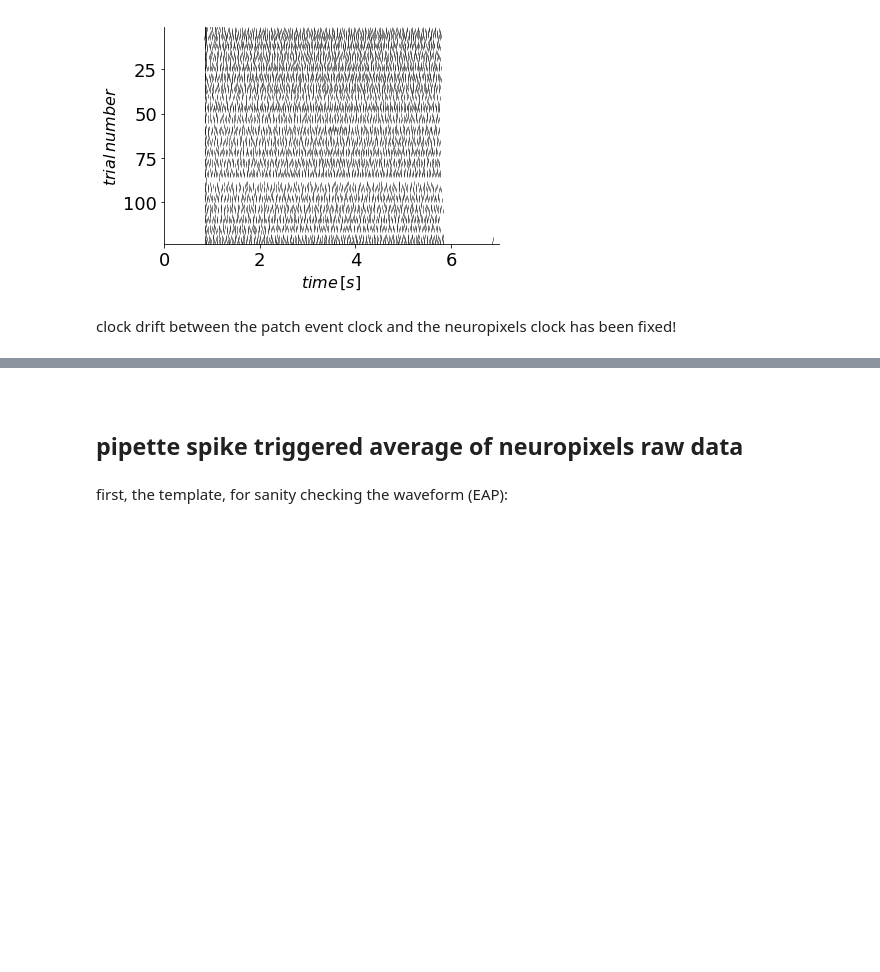
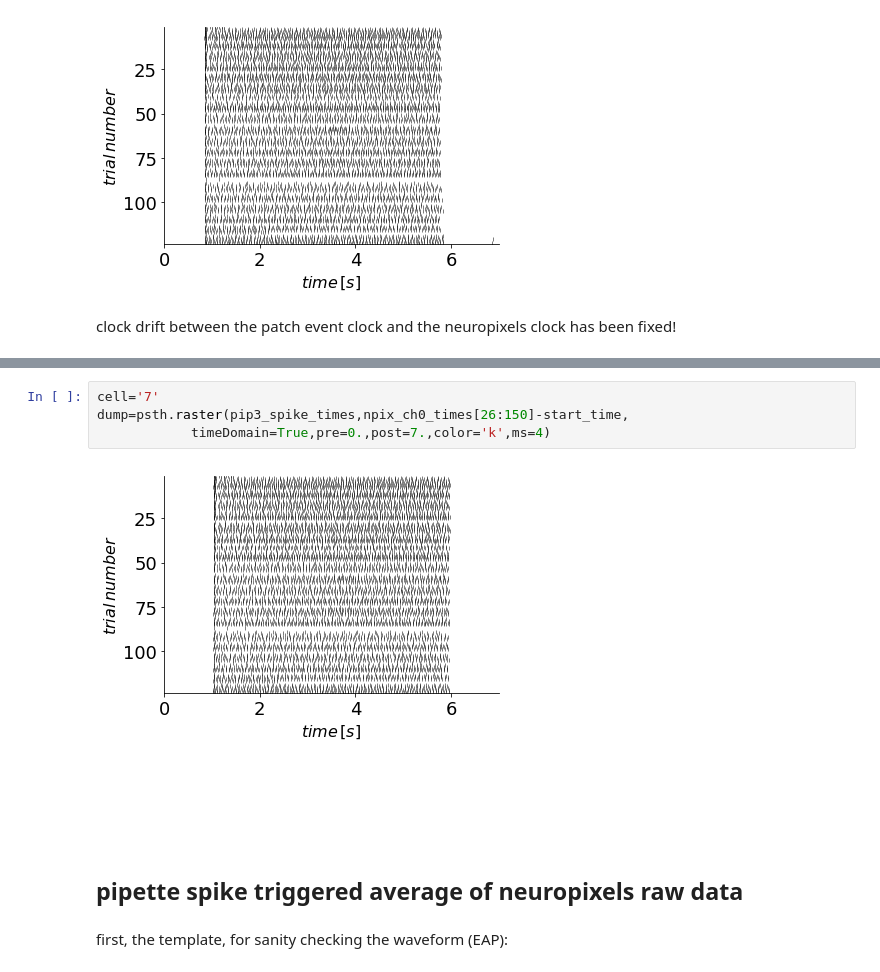
Before and after one commit to danieljdenman/neuropixels_invitro, a Jupyter notebook: invitro_analysis.ipynb, the cells around one changed output, grey strips where cells are left out. Drawn from its saved outputs; the diff is of its cells as text; blank space fills up the shorter version.

```diff
--- a/invitro_analysis.ipynb
+++ b/invitro_analysis.ipynb
@@ -213,5 +233,13 @@ clock drift between the patch event clock and the neuropixels clock has been fix
+# %%
+cell='7'
+dump=psth.raster(pip3_spike_times,npix_ch0_times[26:150]-start_time,
+            timeDomain=True,pre=0.,post=7.,color='k',ms=4)
+# %% [output]
+[figure, added]
 # %% [markdown]
 <br></br>
+<br></br>
+<br></br><br></br>
 ## pipette spike triggered average of neuropixels raw data
 # %% [markdown]
 first, the template, for sanity checking the waveform (EAP):
```
Also changed, not shown: parts of 14 cells of this notebook.
